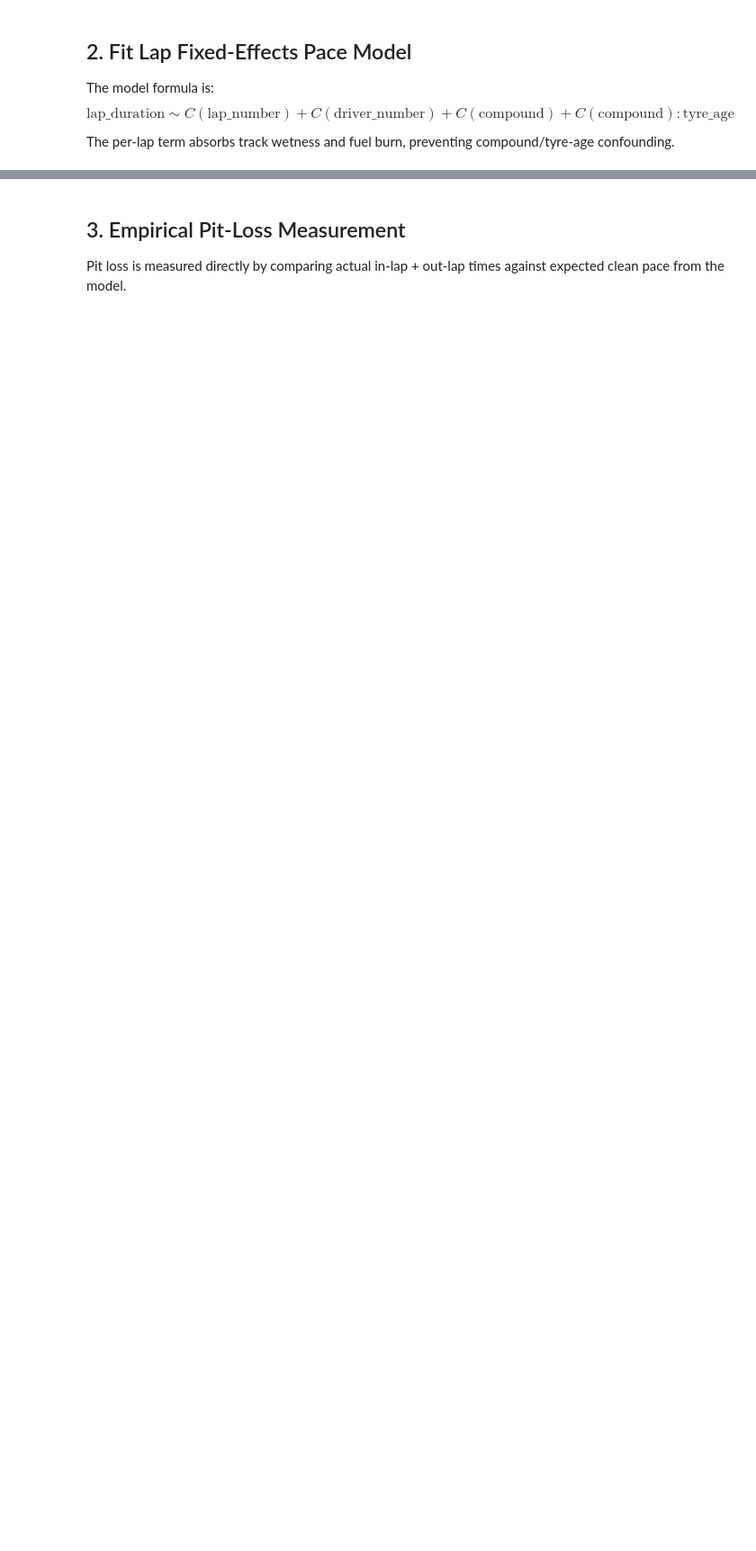
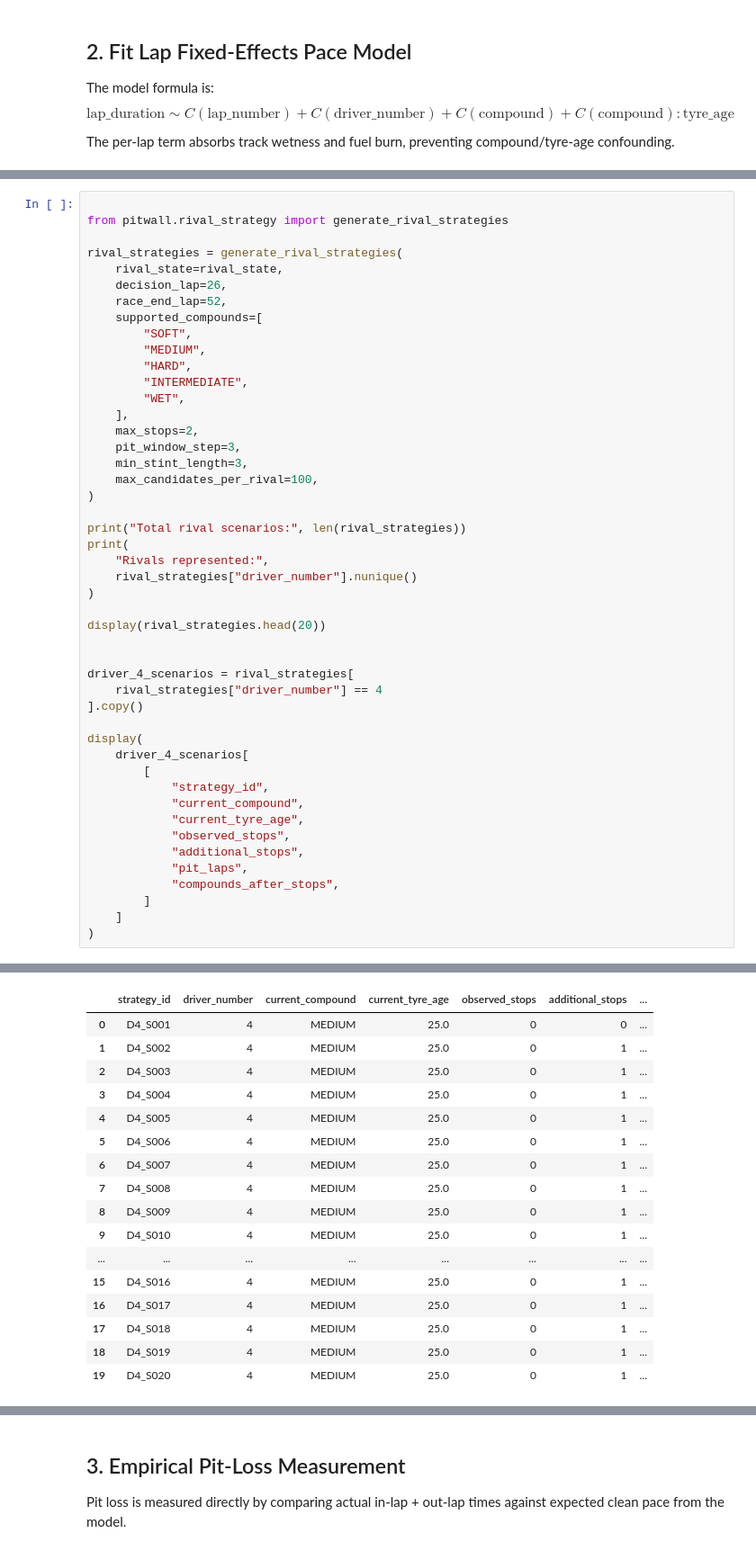
Before and after one commit to nihankale07-bot/pitwall, a Jupyter notebook: notebooks/12_replay_engine.ipynb, the cells around one changed output, grey strips where cells are left out. Shown at 90% size. Cells and saved outputs as stored; diff of their text form; blank space fills up the shorter version.

```diff
--- a/notebooks/12_replay_engine.ipynb
+++ b/notebooks/12_replay_engine.ipynb
@@ -51,0 +646,48 @@ pd.DataFrame(coef_data)
+# %%
+
+from pitwall.rival_strategy import generate_rival_strategies
+
+rival_strategies = generate_rival_strategies(
+    rival_state=rival_state,
+    decision_lap=26,
+    race_end_lap=52,
+    supported_compounds=[
+        "SOFT",
+        "MEDIUM",
+        "HARD",
+        "INTERMEDIATE",
+        "WET",
+    ],
+    max_stops=2,
+    pit_window_step=3,
+    min_stint_length=3,
+    max_candidates_per_rival=100,
+)
+
+print("Total rival scenarios:", len(rival_strategies))
+print(
+    "Rivals represented:",
+    rival_strategies["driver_number"].nunique()
+)
+
+display(rival_strategies.head(20))
+
+
+driver_4_scenarios = rival_strategies[
+    rival_strategies["driver_number"] == 4
+].copy()
+
+display(
+    driver_4_scenarios[
+        [
+            "strategy_id",
+            "current_compound",
+            "current_tyre_age",
+            "observed_stops",
+            "additional_stops",
+            "pit_laps",
+            "compounds_after_stops",
+        ]
+    ]
+)
+# %% [output]
@@ -51,0 +696,17 @@ pd.DataFrame(coef_data)
+|  | strategy_id | driver_number | current_compound | current_tyre_age | observed_stops | additional_stops | ... |
+| 0 | D4_S001 | 4 | MEDIUM | 25.0 | 0 | 0 | ... |
+| 1 | D4_S002 | 4 | MEDIUM | 25.0 | 0 | 1 | ... |
+| 2 | D4_S003 | 4 | MEDIUM | 25.0 | 0 | 1 | ... |
+| 3 | D4_S004 | 4 | MEDIUM | 25.0 | 0 | 1 | ... |
+| 4 | D4_S005 | 4 | MEDIUM | 25.0 | 0 | 1 | ... |
+| 5 | D4_S006 | 4 | MEDIUM | 25.0 | 0 | 1 | ... |
+| 6 | D4_S007 | 4 | MEDIUM | 25.0 | 0 | 1 | ... |
+| 7 | D4_S008 | 4 | MEDIUM | 25.0 | 0 | 1 | ... |
+| 8 | D4_S009 | 4 | MEDIUM | 25.0 | 0 | 1 | ... |
+| 9 | D4_S010 | 4 | MEDIUM | 25.0 | 0 | 1 | ... |
+| ... | ... | ... | ... | ... | ... | ... | ... |
+| 15 | D4_S016 | 4 | MEDIUM | 25.0 | 0 | 1 | ... |
+| 16 | D4_S017 | 4 | MEDIUM | 25.0 | 0 | 1 | ... |
+| 17 | D4_S018 | 4 | MEDIUM | 25.0 | 0 | 1 | ... |
+| 18 | D4_S019 | 4 | MEDIUM | 25.0 | 0 | 1 | ... |
+| 19 | D4_S020 | 4 | MEDIUM | 25.0 | 0 | 1 | ... |
```
Also changed, not shown: parts of 65 cells of this notebook, 11 other files.
